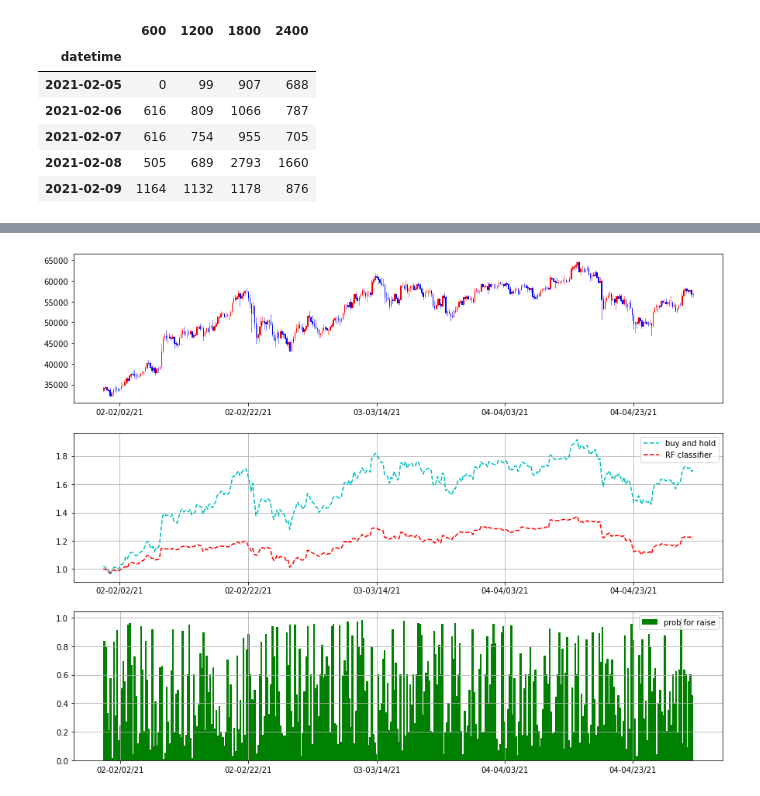
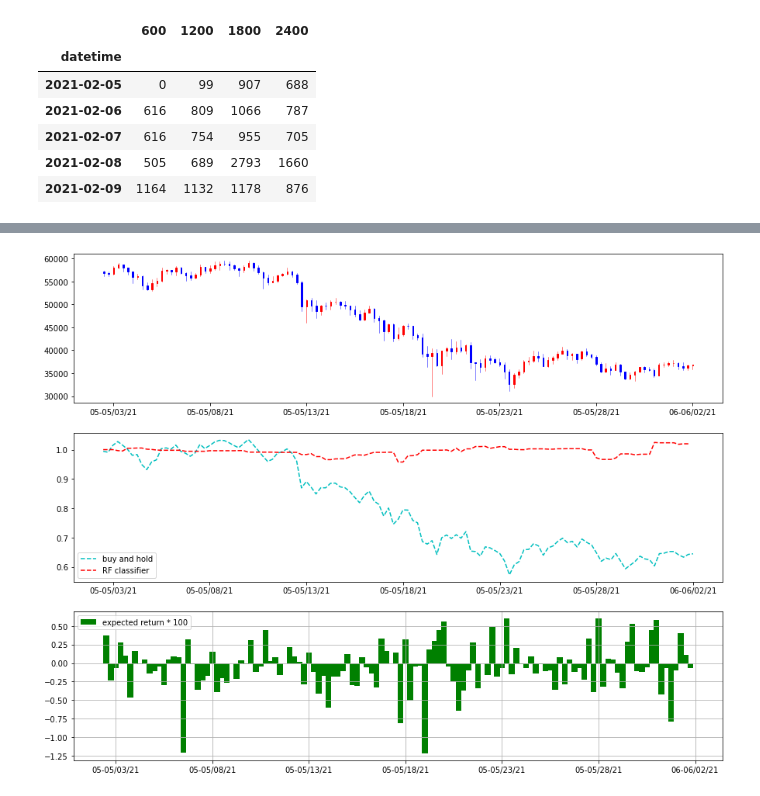
Before and after one commit to choij1589/YoungCha, a Jupyter notebook: Preprocess.ipynb, the cells around one changed output, grey strips where cells are left out. Saved outputs shown, nothing was run; the diff lists cells and outputs as text; code cells hidden in the pictures.

```diff
--- a/Preprocess.ipynb
+++ b/Preprocess.ipynb
@@ -95,5 +111,5 @@ X_train, X_test, y_train, y_test = train_test_split(features, target, train_size
 # %%
-clf = TPOTClassifier(generations=10, population_size=50, verbosity=2, random_state=42)
+clf = TPOTClassifier(generations=30, population_size=50, verbosity=2, random_state=42, n_jobs=10)
 clf.fit(X_train, y_train)
 print(clf.score(X_test, y_test))
 clf.export("tpot_pipeline.py")
@@ -136,0 +137,5 @@ XGBClassifier(base_score=0.5, booster='gbtree', colsample_bylevel=1,
+# %%
+reg = TPOTRegressor(generations=10, population_size=20, verbosity=2, random_state=42, n_jobs=8)
+reg.fit(X_train, y_train)
+print(reg.score(X_test, y_test))
+reg.export("tpot_reggressor_pipeline.py")
@@ -156,15 +231,21 @@ for i, idx in enumerate(test_sample.index):
 # %%
-train_book = train_sample[['number', 'close', 'weight']].copy()
+train_book = train_sample[['number', 'momentum', 'close', 'weight']].copy()
 train_book['rtn'] = 0.
 
 for idx in train_book.index:
     if idx == train_book.index[0]:
         continue
+    weight = train_book.loc[idx, 'weight']
 
-    weight = train_book.loc[idx, 'weight']
-    train_book.loc[idx, 'rtn'] = weight * (train_book.loc[idx, 'close'] / train_book.shift(1).loc[idx, 'close'] - 1.)
+    if train_book.shift(1).loc[idx, 'momentum'] > 0.:
+         weight = max(0., weight)
+    else:
+        weight = min(0., weight)
+
+    train_book.loc[idx, 'rtn'] = weight * (train_book.shift(-1).loc[idx, 'close'] / train_book.loc[idx, 'close'] - 1.)
 
 train_book['acc_rtn'] = (1. + train_book['rtn']).cumprod()
+train_book.dropna(inplace=True)
 
-print(train_book.tail())
+train_book.tail(10)
 # %% [output]
@@ -178,15 +264,21 @@ datetime
 # %%
-test_book = test_sample[['number', 'close', 'weight']].copy()
+test_book = test_sample[['number', 'momentum', 'close', 'weight']].copy()
 test_book['rtn'] = 0.
 
 for idx in test_book.index:
     if idx == test_book.index[0]:
         continue
+    weight = test_book.loc[idx, 'weight']
 
-    weight = test_book.loc[idx, 'weight']
-    test_book.loc[idx, 'rtn'] = weight * (test_book.loc[idx, 'close'] / test_book.shift(1).loc[idx, 'close'] - 1.)
+    if test_book.shift(1).loc[idx, 'momentum'] > 0.:
+         weight = max(0., weight)
+    else:
+         weight = min(0., weight)
+
+    test_book.loc[idx, 'rtn'] = weight * (test_book.shift(-1).loc[idx, 'close'] / test_book.loc[idx, 'close'] - 1.)
 
 test_book['acc_rtn'] = (1. + test_book['rtn']).cumprod()
+test_book.dropna(inplace=True)
 
-print(test_book.tail())
+test_book.tail(10)
 # %% [output]
@@ -280,25 +401,23 @@ Sharpe: -346.65%
 # %%
 # let's see how the data looks like
-ohlc = train_sample[['number', 'open', 'high', 'low', 'close']].copy()
+ohlc = test_sample[['number', 'open', 'high', 'low', 'close']].copy()
 
 plt.figure(figsize=(15, 12))
 p1 = plt.subplot(3, 1, 1)
 candlestick_ohlc(p1, ohlc.values, width=0.06, colorup='red', colordown='blue')
 p1.xaxis.set_major_formatter(mdates.DateFormatter('%m-%D'))
 
 p2 = plt.subplot(3, 1, 2)
 p2.xaxis.set_major_formatter(mdates.DateFormatter('%m-%D'))
-plt.plot(train_sample.number, train_sample.acc_rtn, 'c--', label="buy and hold")
-plt.plot(train_book.number, train_book.acc_rtn, 'r--', label='RF classifier')
+plt.plot(test_sample.number, test_sample.acc_rtn, 'c--', label="buy and hold")
+plt.plot(test_book.number, test_book.acc_rtn, 'r--', label='RF classifier')
 plt.legend(loc='best')
-plt.grid(True)
 
 p3 = plt.subplot(3, 1, 3)
 p3.xaxis.set_major_formatter(mdates.DateFormatter('%m-%D'))
-plt.bar(train_book.number, train_book.weight, color='g', width=0.3, label="prob for raise")
+plt.bar(test_book.number, test_book.weight, color='g', width=0.3, label="expected return * 100")
 plt.legend(loc='best')
-plt.yticks([0., 0.2, 0.4, 0.6, 0.8, 1.0])
 plt.grid(True)
 plt.show()
 # %% [output]
-[figure, old version]
+[figure, new version]
```
Also changed, not shown: parts of 15 cells of this notebook, 2 other files.
